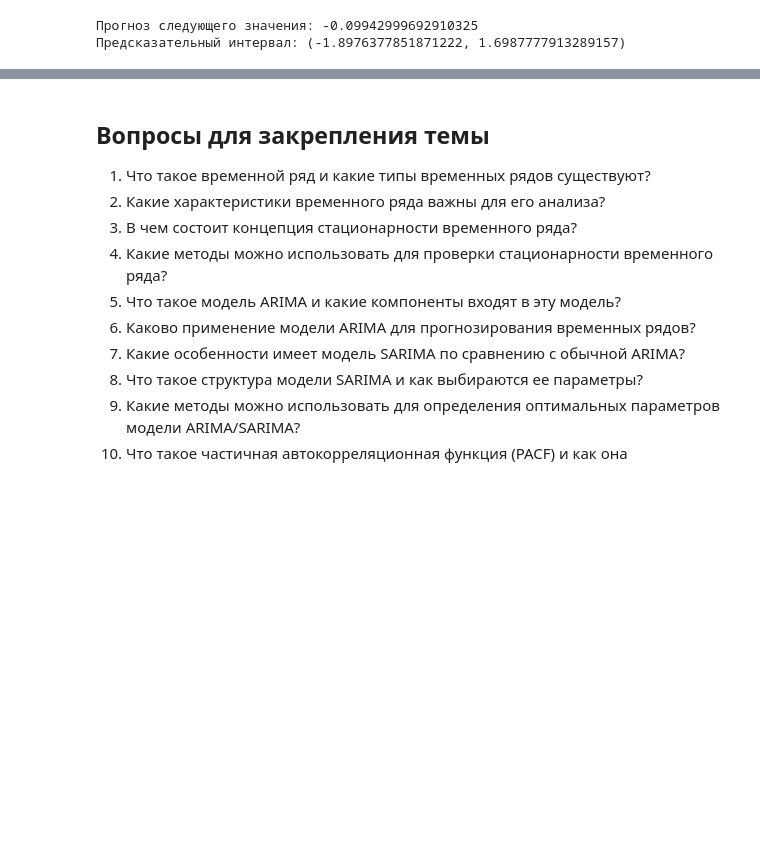
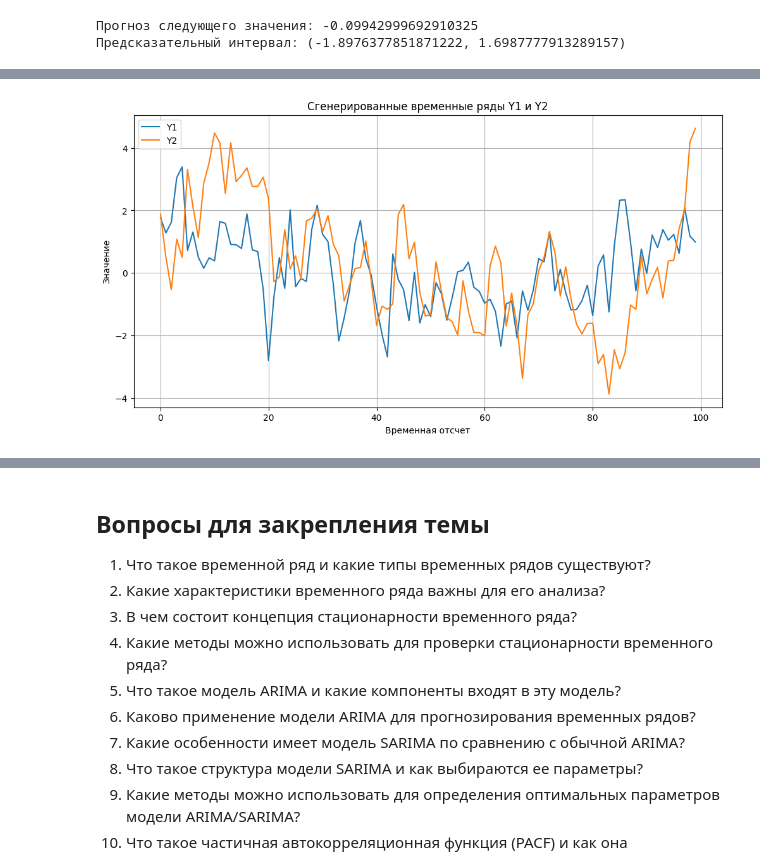
Before and after one commit to CodeHunterOfficial/TimeSeriesForecast_2024-2025, a Jupyter notebook: Тема 3. Модели вида ARIMA/Тема 3. Модели семейства ARIMA.ipynb, the cells around one changed output, grey strips where cells are left out. Cells and saved outputs as stored; diff of their text form; code cells hidden in the pictures; blank space fills up the shorter version.

```diff
--- a/Тема 3. Модели вида ARIMA/Тема 3. Модели семейства ARIMA.ipynb
+++ b/Тема 3. Модели вида ARIMA/Тема 3. Модели семейства ARIMA.ipynb
@@ -1360,0 +1463,95 @@ print(f"Предсказательный интервал: ({forecast_ci[0, 0]},
+# %%
+import numpy as np
+import pandas as pd
+import matplotlib.pyplot as plt
+from statsmodels.tsa.statespace.varmax import VARMAX
+from statsmodels.tsa.stattools import acf, pacf
+
+# Сгенерируем синтетические данные для VARIMA модели
+np.random.seed(0)
+
+# Создадим временной ряд Y1t
+n = 100  # длина временного ряда
+Y1t = np.zeros(n)
+Y1t[0] = np.random.normal(0, 1)  # начальное значение
+for t in range(1, n):
+    Y1t[t] = 0.5 * Y1t[t-1] + np.random.normal(0, 1)
+
+# Создадим временной ряд Y2t
+Y2t = np.zeros(n)
+Y2t[0] = np.random.normal(0, 1)  # начальное значение
+for t in range(1, n):
+    Y2t[t] = 0.3 * Y1t[t-1] + 0.7 * Y2t[t-1] + np.random.normal(0, 1)
+
+# Соединим временные ряды в один DataFrame
+data = pd.DataFrame({'Y1': Y1t, 'Y2': Y2t})
+
+# Построим графики временных рядов
+plt.figure(figsize=(12, 6))
+plt.plot(data['Y1'], label='Y1')
+plt.plot(data['Y2'], label='Y2')
+plt.title('Сгенерированные временные ряды Y1 и Y2')
+plt.xlabel('Временная отсчет')
+plt.ylabel('Значение')
+plt.legend()
+plt.grid(True)
+plt.show()
+
+# Построим автокорреляционные функции для определения порядков p и q
+lags = 10
+fig, axes = plt.subplots(nrows=2, ncols=2, figsize=(14, 8))
+
+# ACF и PACF для Y1
+acf_y1 = acf(data['Y1'], nlags=lags)
+pacf_y1 = pacf(data['Y1'], nlags=lags)
+axes[0, 0].bar(range(1, lags+1), acf_y1[1:], width=0.4)
+axes[0, 0].set_title('ACF Y1')
+axes[1, 0].bar(range(1, lags+1), pacf_y1[1:], width=0.4)
+axes[1, 0].set_title('PACF Y1')
+
+# ACF и PACF для Y2
+acf_y2 = acf(data['Y2'], nlags=lags)
+pacf_y2 = pacf(data['Y2'], nlags=lags)
+axes[0, 1].bar(range(1, lags+1), acf_y2[1:], width=0.4)
+axes[0, 1].set_title('ACF Y2')
+axes[1, 1].bar(range(1, lags+1), pacf_y2[1:], width=0.4)
+axes[1, 1].set_title('PACF Y2')
+
+plt.tight_layout()
+plt.show()
+
+# Определим порядки p и q
+p = 1  # порядок авторегрессии
+q = 1  # порядок скользящего среднего
+
+# Разделим данные на тренировочную и тестовую выборки
+train_size = int(len(data) * 0.8)
+train_data = data[:train_size]
+test_data = data[train_size:]
+
+# Обучим VARIMA модель
+model = VARMAX(train_data, order=(p, 0, q))
+results = model.fit(maxiter=1000, disp=False)
+
+# Прогнозирование на тестовой выборке
+forecast = results.forecast(steps=len(test_data))
+
+# Сравним прогноз с фактическими значениями
+plt.figure(figsize=(12, 6))
+plt.plot(data['Y1'], label='Исходные данные Y1', color='blue')
+plt.plot(data['Y2'], label='Исходные данные Y2', color='green')
+plt.plot(train_data.index, results.fittedvalues['Y1'], linestyle='--', label='Обучение: Y1', color='blue')
+plt.plot(train_data.index, results.fittedvalues['Y2'], linestyle='--', label='Обучение: Y2', color='green')
+plt.plot(test_data.index, forecast['Y1'], linestyle='-.', label='Прогноз: Y1', color='blue')
+plt.plot(test_data.index, forecast['Y2'], linestyle='-.', label='Прогноз: Y2', color='green')
+plt.title('Обучение и прогноз VARIMA модели')
+plt.xlabel('Временная отсчет')
+plt.ylabel('Значение')
+plt.legend()
+plt.grid(True)
+plt.show()
+
+# Выведем статистику модели
+print(results.summary())
+# %% [output]
+[figure, added]
```
Also changed, not shown: parts of 9 cells of this notebook.
